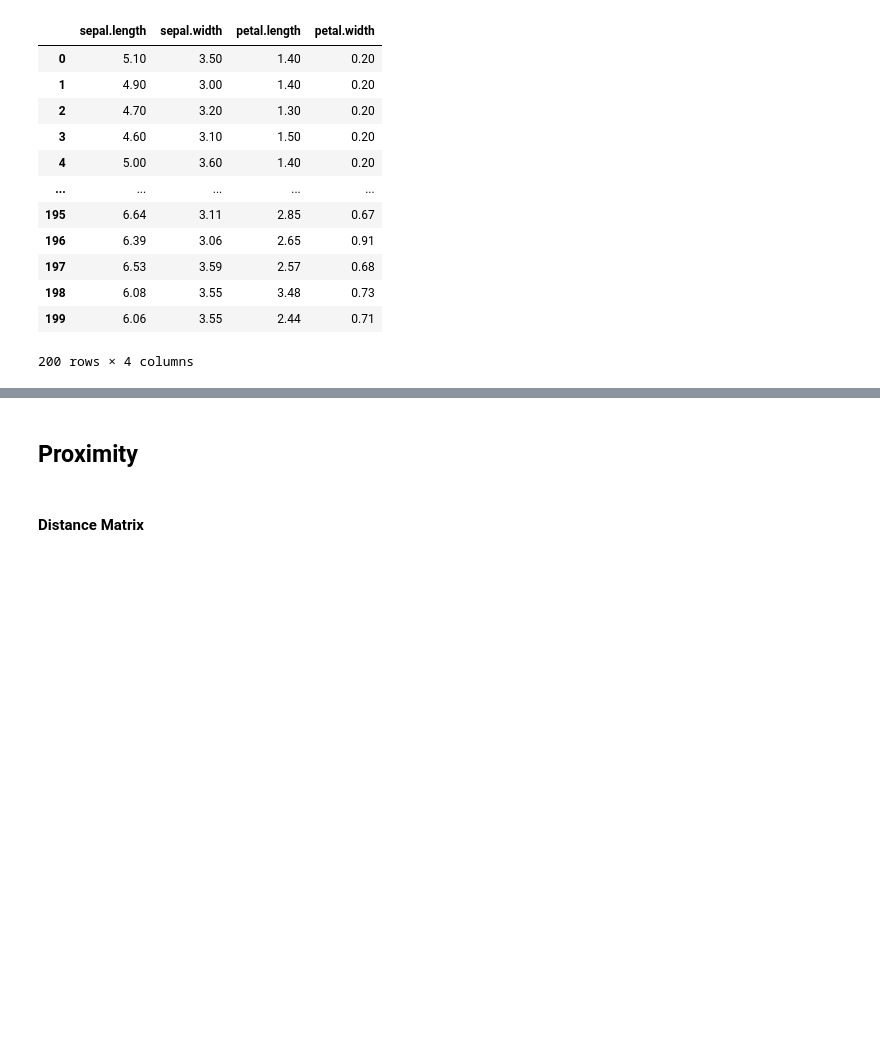
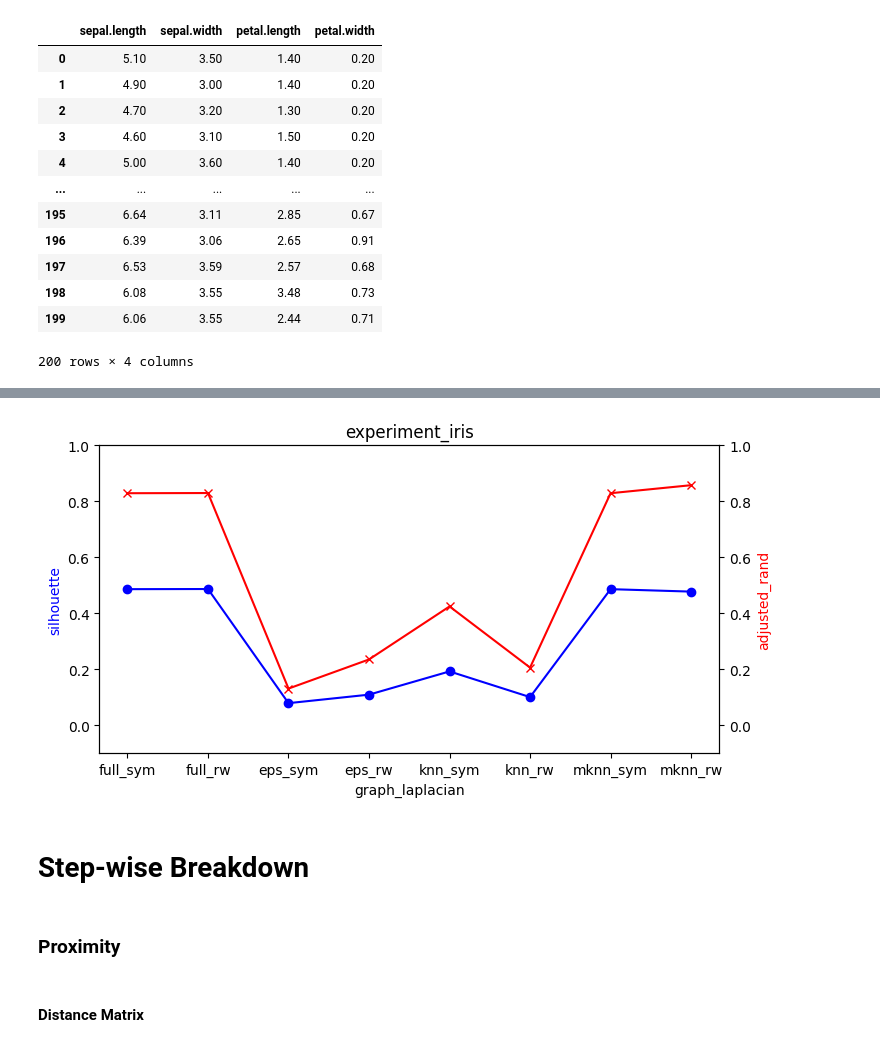
Before and after one commit to Graphistics/simkit, a Jupyter notebook: dataset_1_iris_numeric/Iris_sc.ipynb, the cells around one changed output, grey strips where cells are left out. Drawn from its saved outputs; the diff is of its cells as text; code cells hidden in the pictures; blank space fills up the shorter version.

Commit message:
Experiments for iris

```diff
--- a/dataset_1_iris_numeric/Iris_sc.ipynb
+++ b/dataset_1_iris_numeric/Iris_sc.ipynb
@@ -73,0 +198,7 @@ labels
+# %%
+experiment_iris = pd.DataFrame(list(zip(sim_graph,laplacian,silhouette_scores,adjusted_rand_scores)),
+             columns= ["graph", "laplacian", "silhouette", "adjusted_rand"])
+
+experiment_iris["graph_laplacian"] = experiment_iris["graph"] + "_" + experiment_iris["laplacian"]
+
+experiment_iris
@@ -74,5 +215,38 @@ labels
+# %%
+# Create a figure and axis
+fig, ax = plt.subplots(figsize=(8, 4))
+
+# Plot time on the first y-axis
+ax.plot(experiment_iris['graph_laplacian'], experiment_iris['silhouette'], marker='o', color='b', label='Time (seconds)')
+
+# Create a second y-axis
+ax2 = ax.twinx()
+
+# Plot memory on the second y-axis
+ax2.plot(experiment_iris['graph_laplacian'], experiment_iris['adjusted_rand'], marker='x', color='r', label='Memory (KB)')
+
+# Set labels and legends
+ax.set_xlabel('graph_laplacian')
+ax.set_ylabel('silhouette', color='b')
+ax2.set_ylabel('adjusted_rand', color='r')
+
+ax.set_ylim(-0.1, 1)
+ax2.set_ylim(-0.1, 1)  # Adjust the multiplier as needed
+
+
+# Add legends
+# ax.legend(loc='upper left')
+# ax2.legend(loc='upper right')
+
+# Show the plot
+plt.title('experiment_iris')
+plt.show()
+# %% [output]
+[figure, added]
+# %% [markdown]
+# Step-wise Breakdown
 # %% [markdown]
-## Proximity
+### Proximity
 # %% [markdown]
 #### Distance Matrix
 # %%
```
Also changed, not shown: parts of 19 cells of this notebook, 3 other files.
